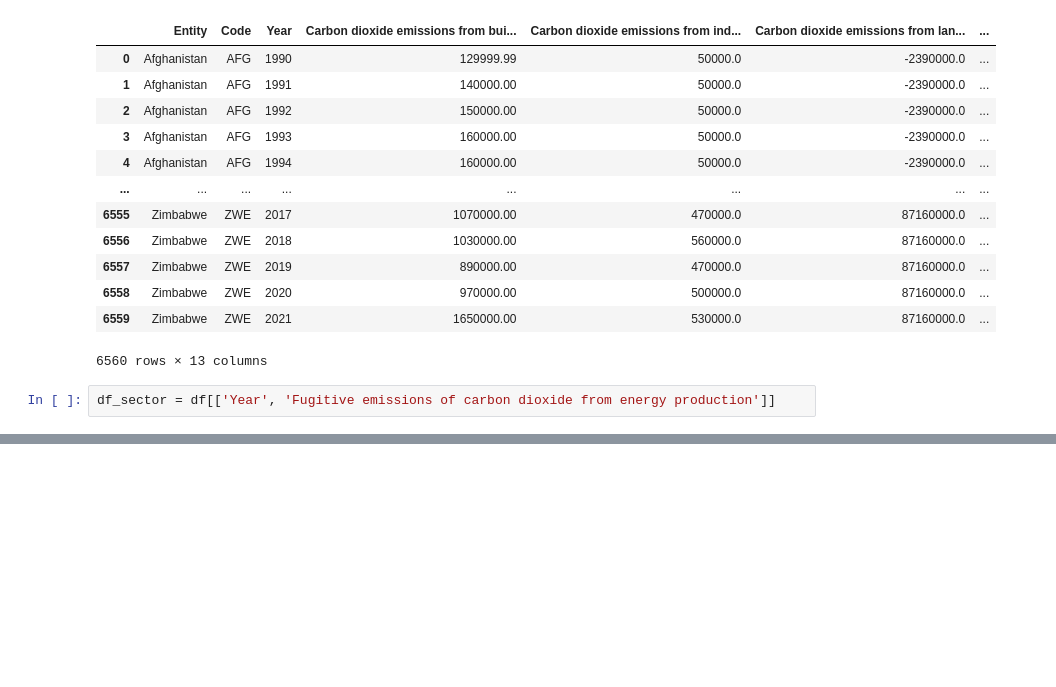
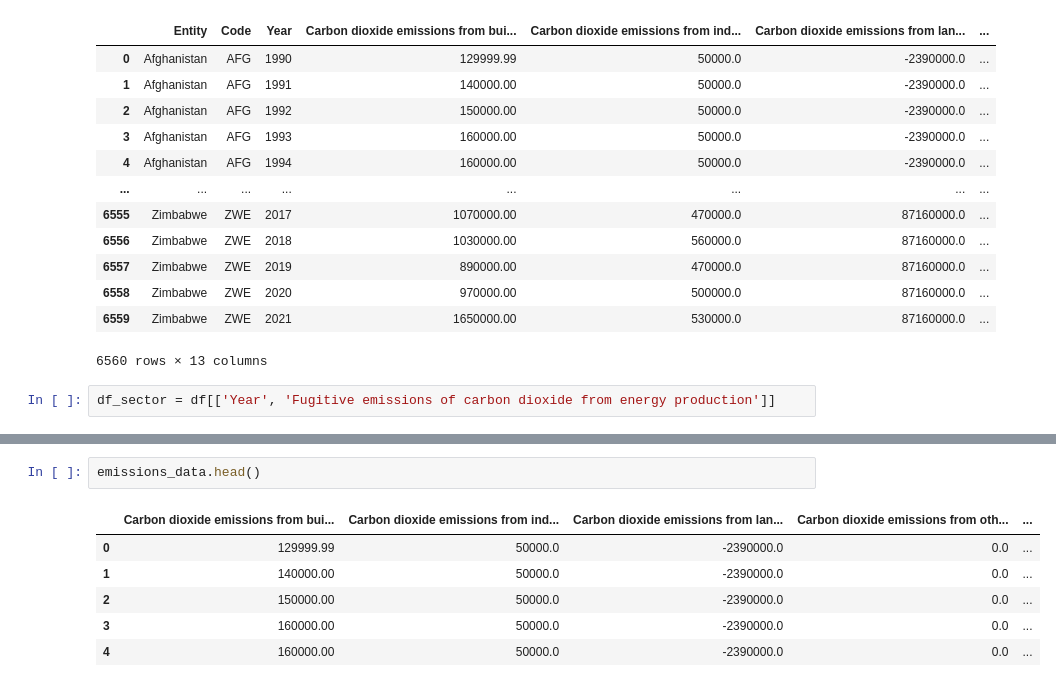
Before and after one commit to sumithar1/Carbon_footprint, a Jupyter notebook: carbon_prediction_and_optimization.ipynb, the cells around one changed output, grey strips where cells are left out. Saved outputs shown, nothing was run; the diff lists cells and outputs as text; blank space fills up the shorter version.

```diff
--- a/carbon_prediction_and_optimization.ipynb
+++ b/carbon_prediction_and_optimization.ipynb
@@ -410,0 +436,9 @@ Predicted emissions for the next 5 years: [6.9252328e+07 1.2782809e+08 1.8390923
+# %%
+emissions_data.head()
+# %% [output]
+|  | Carbon dioxide emissions from bui... | Carbon dioxide emissions from ind... | Carbon dioxide emissions from lan... | Carbon dioxide emissions from oth... | ... |
+| 0 | 129999.99 | 50000.0 | -2390000.0 | 0.0 | ... |
+| 1 | 140000.00 | 50000.0 | -2390000.0 | 0.0 | ... |
+| 2 | 150000.00 | 50000.0 | -2390000.0 | 0.0 | ... |
+| 3 | 160000.00 | 50000.0 | -2390000.0 | 0.0 | ... |
+| 4 | 160000.00 | 50000.0 | -2390000.0 | 0.0 | ... |
```
Also changed, not shown: parts of 23 cells of this notebook.
